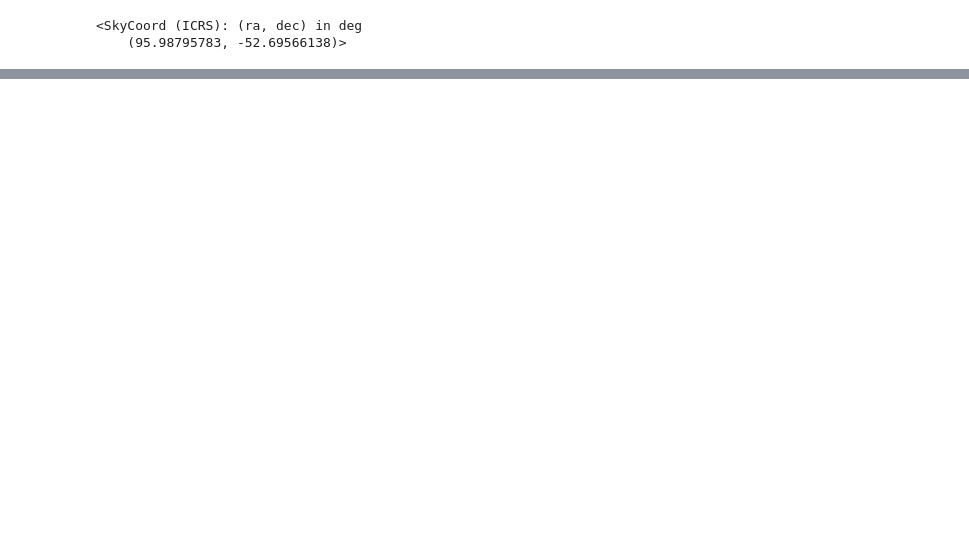
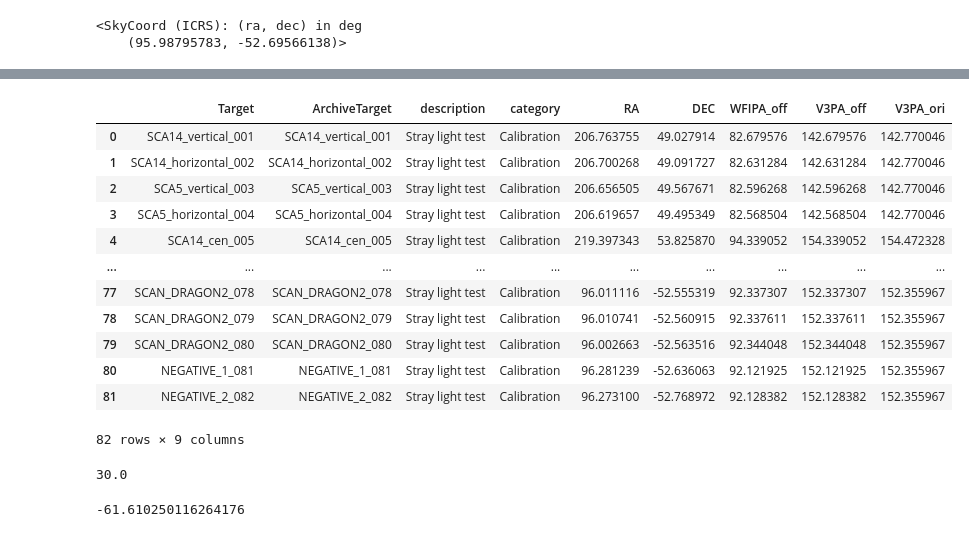
Before and after one commit to Borlaff/ROSALIA, a Jupyter notebook: notebooks/R2_CAR171_Canopus.ipynb, the cells around one changed output, grey strips where cells are left out. Drawn from its saved outputs; the diff is of its cells as text; code cells hidden in the pictures; blank space fills up the shorter version.

```diff
--- a/notebooks/R2_CAR171_Canopus.ipynb
+++ b/notebooks/R2_CAR171_Canopus.ipynb
@@ -111,3 +160,27 @@ car171_APT
+# %%
+car171_APT
+# %% [output]
+|  | Target | ArchiveTarget | description | category | RA | DEC | WFIPA_off | V3PA_off | V3PA_ori |
+| 0 | SCA14_vertical_001 | SCA14_vertical_001 | Stray light test | Calibration | 206.763755 | 49.027914 | 82.679576 | 142.679576 | 142.770046 |
+| 1 | SCA14_horizontal_002 | SCA14_horizontal_002 | Stray light test | Calibration | 206.700268 | 49.091727 | 82.631284 | 142.631284 | 142.770046 |
+| 2 | SCA5_vertical_003 | SCA5_vertical_003 | Stray light test | Calibration | 206.656505 | 49.567671 | 82.596268 | 142.596268 | 142.770046 |
+| 3 | SCA5_horizontal_004 | SCA5_horizontal_004 | Stray light test | Calibration | 206.619657 | 49.495349 | 82.568504 | 142.568504 | 142.770046 |
+| 4 | SCA14_cen_005 | SCA14_cen_005 | Stray light test | Calibration | 219.397343 | 53.825870 | 94.339052 | 154.339052 | 154.472328 |
+| ... | ... | ... | ... | ... | ... | ... | ... | ... | ... |
+| 77 | SCAN_DRAGON2_078 | SCAN_DRAGON2_078 | Stray light test | Calibration | 96.011116 | -52.555319 | 92.337307 | 152.337307 | 152.355967 |
+| 78 | SCAN_DRAGON2_079 | SCAN_DRAGON2_079 | Stray light test | Calibration | 96.010741 | -52.560915 | 92.337611 | 152.337611 | 152.355967 |
+| 79 | SCAN_DRAGON2_080 | SCAN_DRAGON2_080 | Stray light test | Calibration | 96.002663 | -52.563516 | 92.344048 | 152.344048 | 152.355967 |
+| 80 | NEGATIVE_1_081 | NEGATIVE_1_081 | Stray light test | Calibration | 96.281239 | -52.636063 | 92.121925 | 152.121925 | 152.355967 |
+| 81 | NEGATIVE_2_082 | NEGATIVE_2_082 | Stray light test | Calibration | 96.273100 | -52.768972 | 92.128382 | 152.128382 | 152.355967 |
+82 rows × 9 columns
+# %%
+1/12*360
+# %% [output]
+30.0
+# %%
+rs.telescopes.Roman.DEPRECATED_get_bestPA(96.392257,-46.264827, date.mjd)
+# %% [output]
+-61.610250116264176
 # %%
 import astropy.wcs as astropy_wcs
 import matplotlib.colors as matplotlib_colors
```
Also changed, not shown: parts of 12 cells of this notebook, 28 other files.
